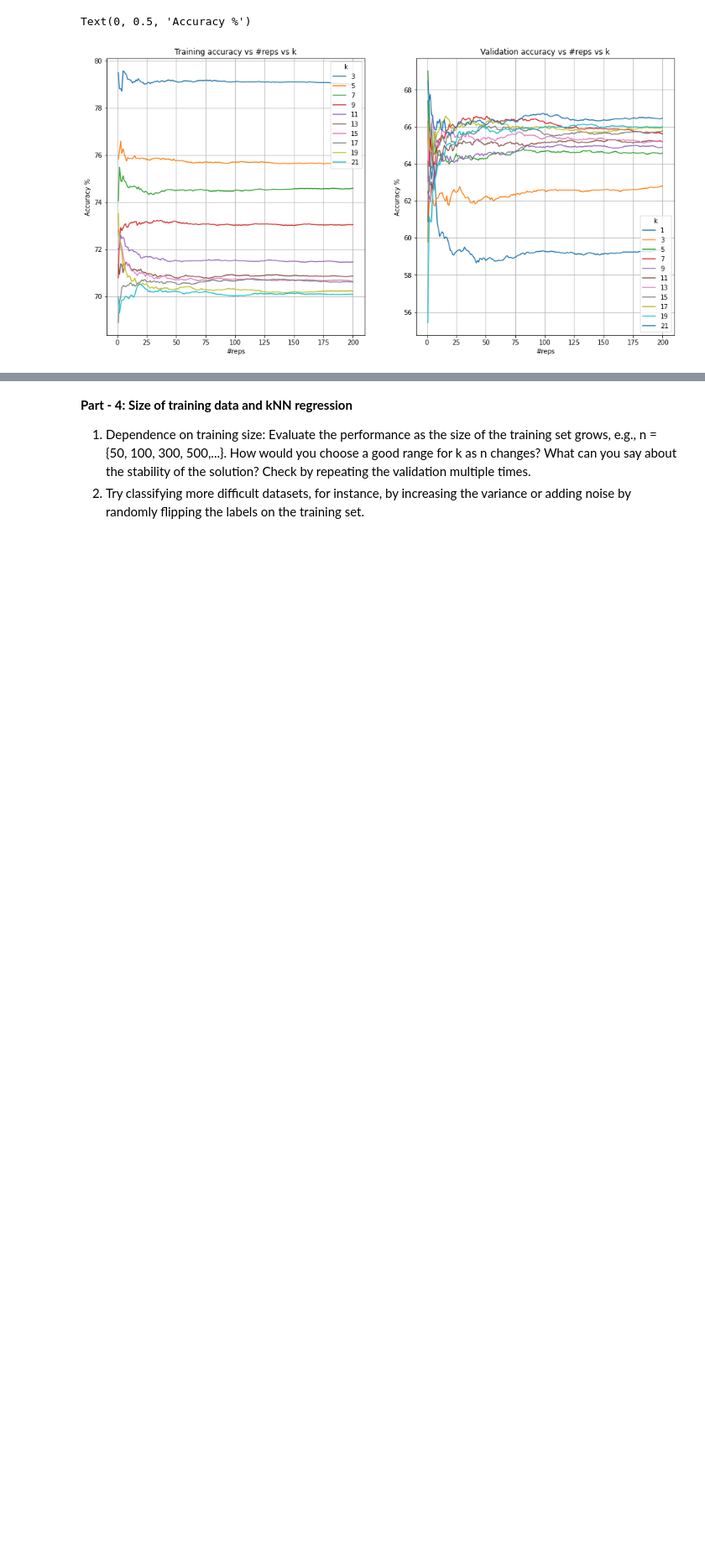
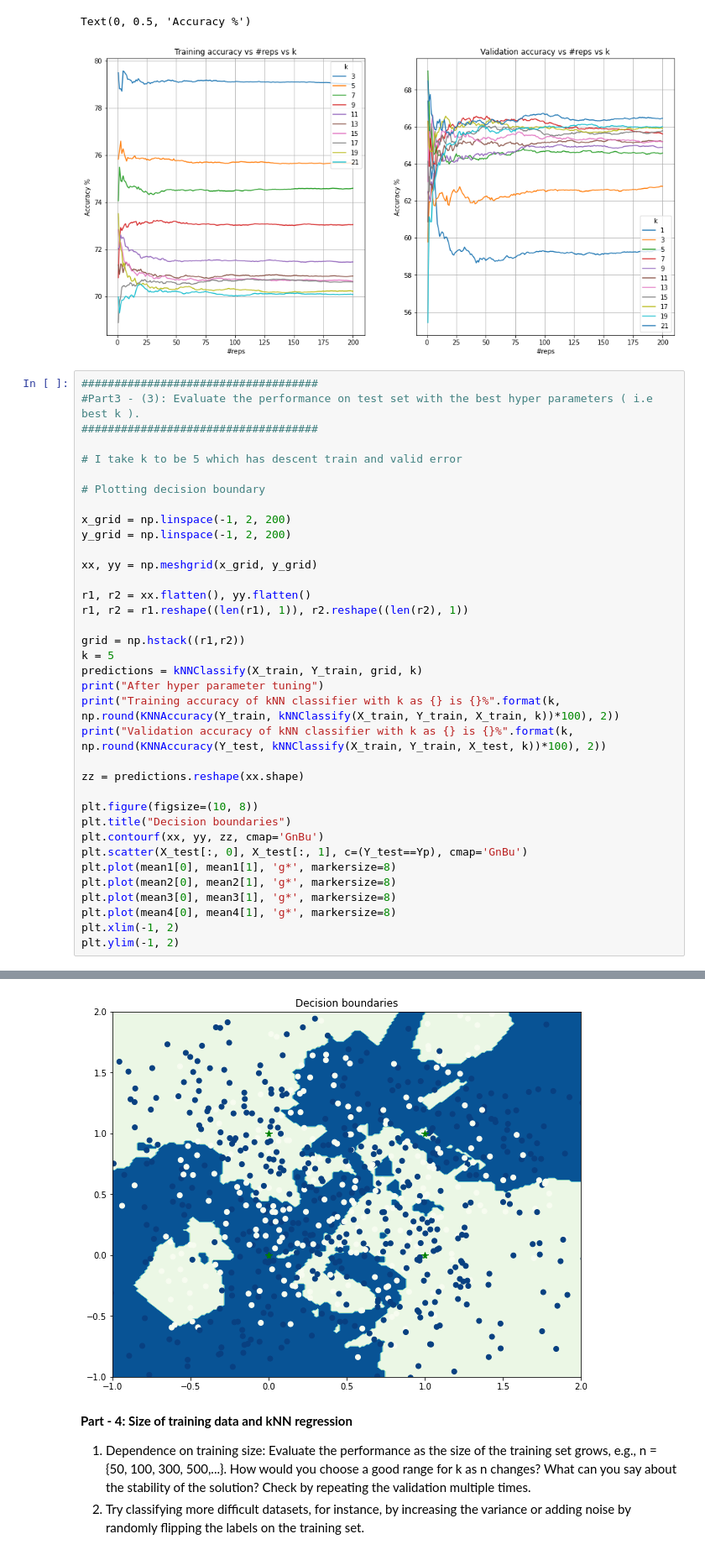
Before and after one commit to TUdayKiranReddy/PRML, a Jupyter notebook: Coding_assignments/Assignment_1/TADIPATRI_UDAY_KIRAN_REDDY_Programming_Assignment_01_KNN.ipynb, the cells around one changed output, grey strips where cells are left out. Shown at 84% size. Saved outputs shown, nothing was run; the diff lists cells and outputs as text; blank space fills up the shorter version.

```diff
--- a/Coding_assignments/Assignment_1/TADIPATRI_UDAY_KIRAN_REDDY_Programming_Assignment_01_KNN.ipynb
+++ b/Coding_assignments/Assignment_1/TADIPATRI_UDAY_KIRAN_REDDY_Programming_Assignment_01_KNN.ipynb
@@ -334,3 +357,40 @@ plt.ylabel('Accuracy %')
 # %% [output]
 Text(0, 0.5, 'Accuracy %')
 [figure]
+# %%
+####################################
+#Part3 - (3): Evaluate the performance on test set with the best hyper parameters ( i.e best k ).
+####################################
+
+# I take k to be 5 which has descent train and valid error
+
+# Plotting decision boundary
+
+x_grid = np.linspace(-1, 2, 200)
+y_grid = np.linspace(-1, 2, 200)
+
+xx, yy = np.meshgrid(x_grid, y_grid)
+
+r1, r2 = xx.flatten(), yy.flatten()
+r1, r2 = r1.reshape((len(r1), 1)), r2.reshape((len(r2), 1))
+
+grid = np.hstack((r1,r2))
+k = 5
+predictions = kNNClassify(X_train, Y_train, grid, k)
+print("After hyper parameter tuning")
+print("Training accuracy of kNN classifier with k as {} is {}%".format(k, np.round(KNNAccuracy(Y_train, kNNClassify(X_train, Y_train, X_train, k))*100), 2))
+print("Validation accuracy of kNN classifier with k as {} is {}%".format(k, np.round(KNNAccuracy(Y_test, kNNClassify(X_train, Y_train, X_test, k))*100), 2))
+
+zz = predictions.reshape(xx.shape)
+
+plt.figure(figsize=(10, 8))
+plt.title("Decision boundaries")
+plt.contourf(xx, yy, zz, cmap='GnBu')
+plt.scatter(X_test[:, 0], X_test[:, 1], c=(Y_test==Yp), cmap='GnBu')
+plt.plot(mean1[0], mean1[1], 'g*', markersize=8)
+plt.plot(mean2[0], mean2[1], 'g*', markersize=8)
+plt.plot(mean3[0], mean3[1], 'g*', markersize=8)
+plt.plot(mean4[0], mean4[1], 'g*', markersize=8)
+plt.xlim(-1, 2)
+plt.ylim(-1, 2)
+# %% [output]
@@ -337,3 +401,4 @@ Text(0, 0.5, 'Accuracy %')
+[figure, added]
 # %% [markdown]
 <b> Part - 4: Size of training data and kNN regression  </b>
 
```
Also changed, not shown: parts of 25 cells of this notebook, 1 other file.
